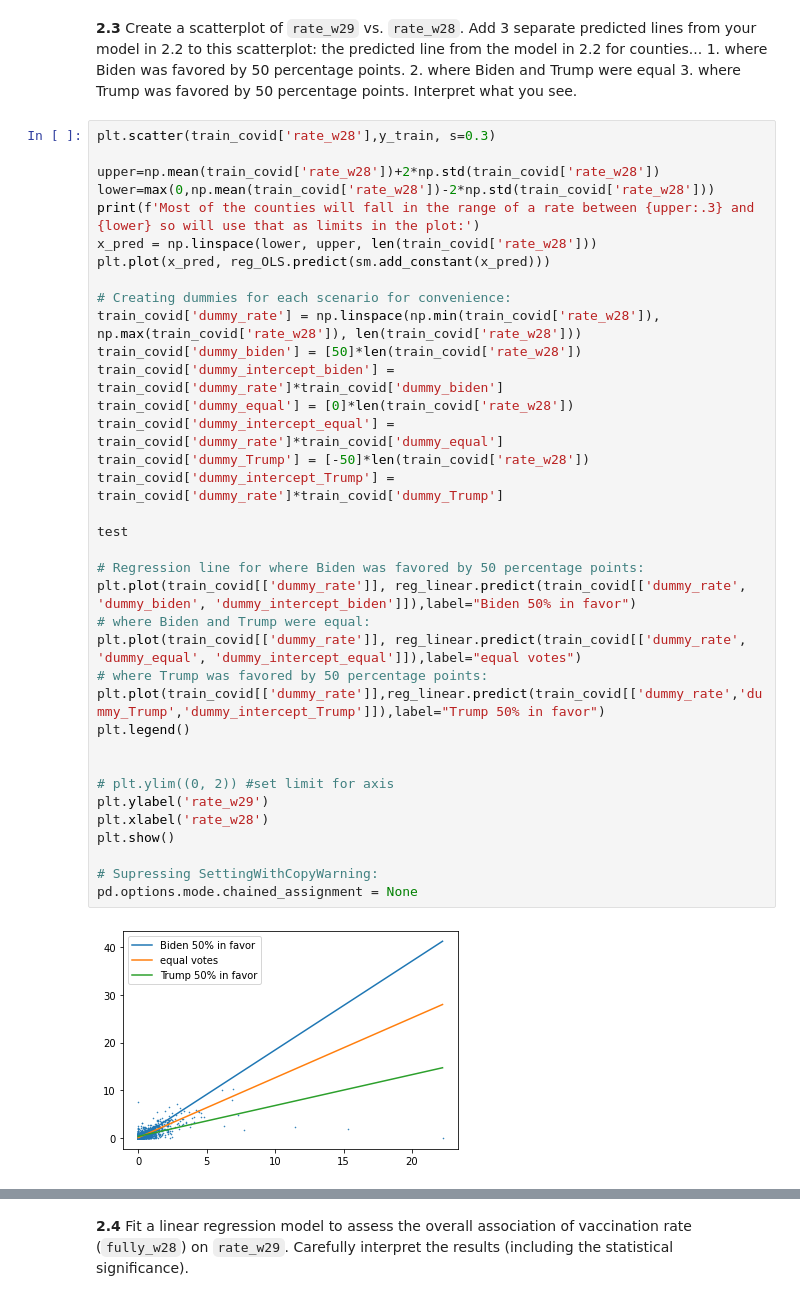
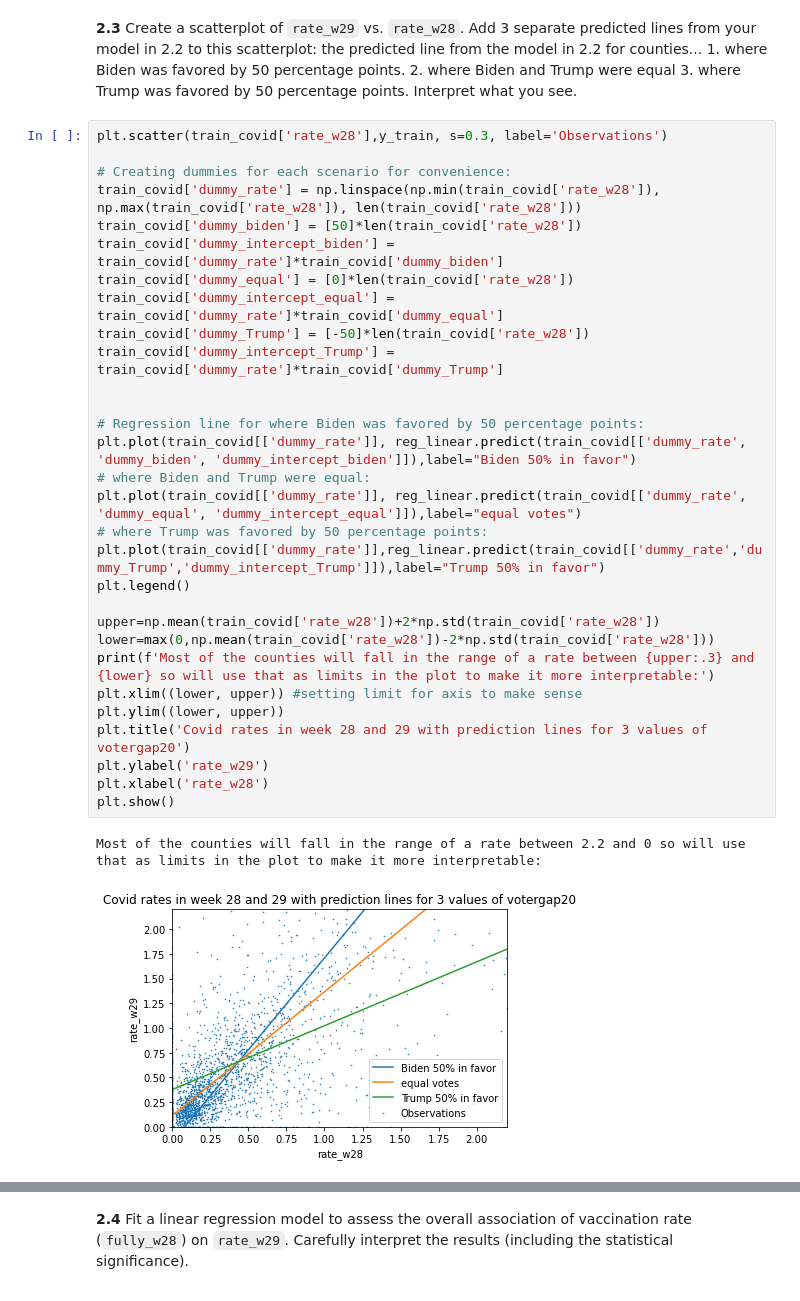
Before and after one commit to kkvalsvik/DataScience_cs109a_Harvard, a Jupyter notebook: cs_s109a_finalexam_2021.ipynb, the cells around one changed output, grey strips where cells are left out. Saved outputs shown, nothing was run; the diff lists cells and outputs as text.

```diff
--- a/cs_s109a_finalexam_2021.ipynb
+++ b/cs_s109a_finalexam_2021.ipynb
@@ -660,40 +652,35 @@ The coefficients indicates that for an increase of 1 in rate_w28, while holding
     3. where Trump was favored by 50 percentage points.
 Interpret what you see.
 # %%
-plt.scatter(train_covid['rate_w28'],y_train, s=0.3)
-
-upper=np.mean(train_covid['rate_w28'])+2*np.std(train_covid['rate_w28'])
-lower=max(0,np.mean(train_covid['rate_w28'])-2*np.std(train_covid['rate_w28']))
-print(f'Most of the counties will fall in the range of a rate between {upper:.3} and {lower} so will use that as limits in the plot:')
-x_pred = np.linspace(lower, upper, len(train_covid['rate_w28']))
-plt.plot(x_pred, reg_OLS.predict(sm.add_constant(x_pred)))
+plt.scatter(train_covid['rate_w28'],y_train, s=0.3, label='Observations')
 
 # Creating dummies for each scenario for convenience:
 train_covid['dummy_rate'] = np.linspace(np.min(train_covid['rate_w28']), np.max(train_covid['rate_w28']), len(train_covid['rate_w28']))
 train_covid['dummy_biden'] = [50]*len(train_covid['rate_w28'])
 train_covid['dummy_intercept_biden'] = train_covid['dummy_rate']*train_covid['dummy_biden']
 train_covid['dummy_equal'] = [0]*len(train_covid['rate_w28'])
 train_covid['dummy_intercept_equal'] = train_covid['dummy_rate']*train_covid['dummy_equal']
 train_covid['dummy_Trump'] = [-50]*len(train_covid['rate_w28'])
 train_covid['dummy_intercept_Trump'] = train_covid['dummy_rate']*train_covid['dummy_Trump']
 
-test
 
 # Regression line for where Biden was favored by 50 percentage points:
 plt.plot(train_covid[['dummy_rate']], reg_linear.predict(train_covid[['dummy_rate', 'dummy_biden', 'dummy_intercept_biden']]),label="Biden 50% in favor")
 # where Biden and Trump were equal:
 plt.plot(train_covid[['dummy_rate']], reg_linear.predict(train_covid[['dummy_rate', 'dummy_equal', 'dummy_intercept_equal']]),label="equal votes")
 # where Trump was favored by 50 percentage points:
 plt.plot(train_covid[['dummy_rate']],reg_linear.predict(train_covid[['dummy_rate','dummy_Trump','dummy_intercept_Trump']]),label="Trump 50% in favor")
 plt.legend()
 
-
-# plt.ylim((0, 2)) #set limit for axis
+upper=np.mean(train_covid['rate_w28'])+2*np.std(train_covid['rate_w28'])
+lower=max(0,np.mean(train_covid['rate_w28'])-2*np.std(train_covid['rate_w28']))
+print(f'Most of the counties will fall in the range of a rate between {upper:.3} and {lower} so will use that as limits in the plot to make it more interpretable:')
+plt.xlim((lower, upper)) #setting limit for axis to make sense
+plt.ylim((lower, upper))
+plt.title('Covid rates in week 28 and 29 with prediction lines for 3 values of votergap20')
 plt.ylabel('rate_w29')
 plt.xlabel('rate_w28')
 plt.show()
-
-# Supressing SettingWithCopyWarning:
-pd.options.mode.chained_assignment = None
 # %% [output]
+Most of the counties will fall in the range of a rate between 2.2 and 0 so will use that as limits in the plot to make it more interpretable:
-[figure, old version]
+[figure, new version]
```
Also changed, not shown: parts of 19 cells of this notebook.
